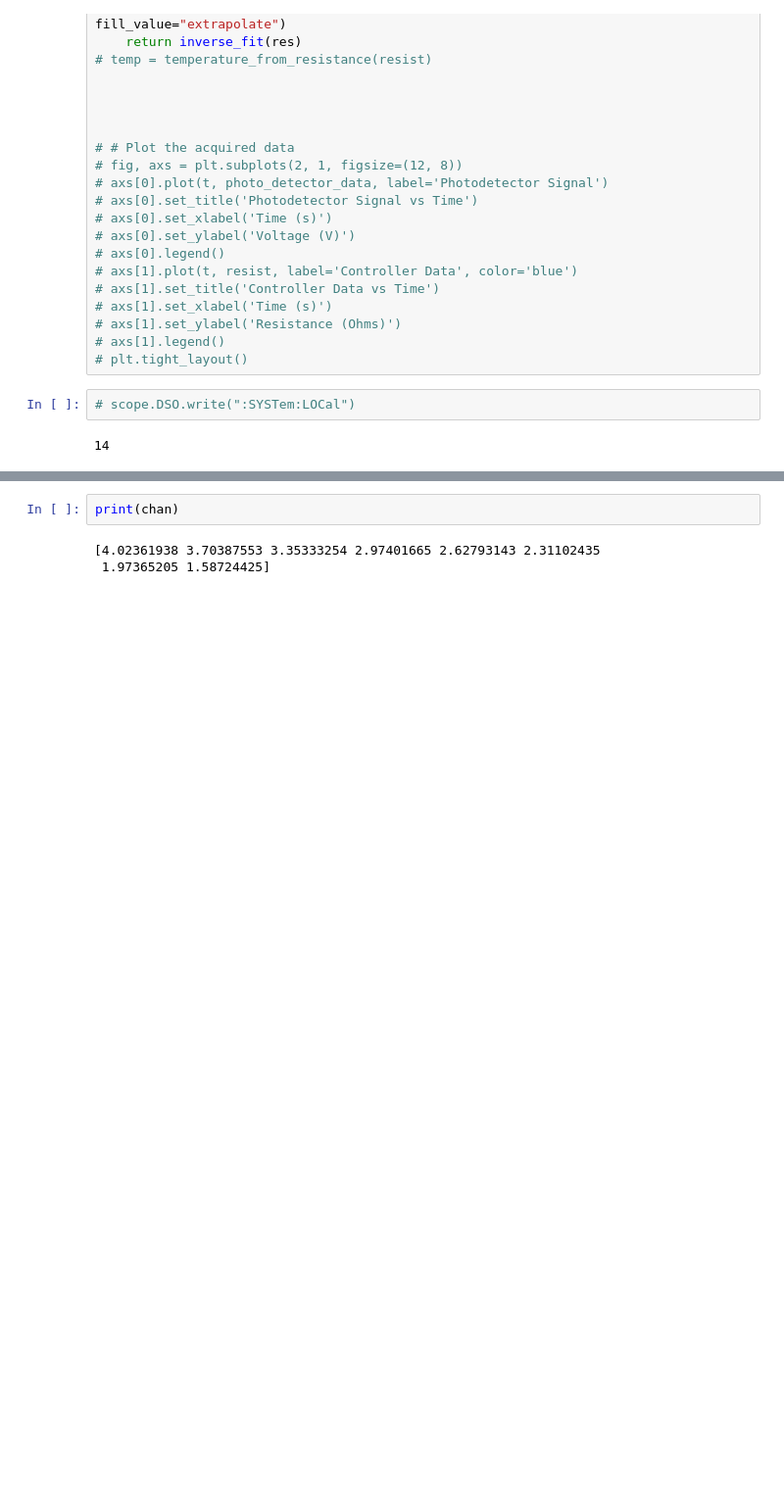
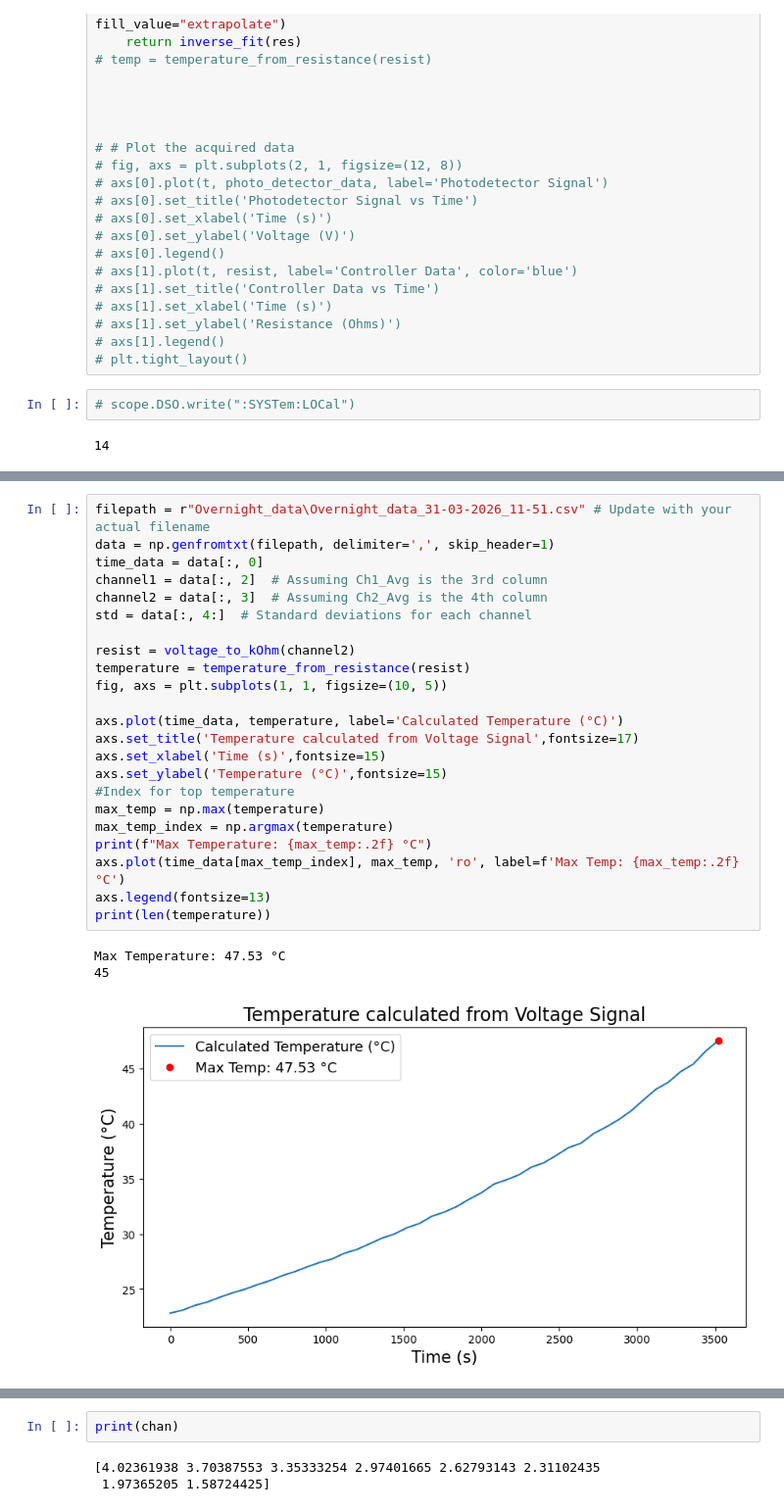
Before and after one commit to qpit/Eskild-Project-2026, a Jupyter notebook: overnight_data.ipynb, the cells around one changed output, grey strips where cells are left out. Shown at 98% size. Saved outputs shown, nothing was run; the diff lists cells and outputs as text; blank space fills up the shorter version.

```diff
--- a/overnight_data.ipynb
+++ b/overnight_data.ipynb
@@ -315 +319,28 @@ Experiment Complete. Final data in Overnight_data\Overnight_data_30-03-2026_14-4
+# %%
+filepath = r"Overnight_data\Overnight_data_31-03-2026_11-51.csv" # Update with your actual filename
+data = np.genfromtxt(filepath, delimiter=',', skip_header=1)
+time_data = data[:, 0]
+channel1 = data[:, 2]  # Assuming Ch1_Avg is the 3rd column
+channel2 = data[:, 3]  # Assuming Ch2_Avg is the 4th column
+std = data[:, 4:]  # Standard deviations for each channel
+
+resist = voltage_to_kOhm(channel2)
+temperature = temperature_from_resistance(resist)
+fig, axs = plt.subplots(1, 1, figsize=(10, 5))
+
+axs.plot(time_data, temperature, label='Calculated Temperature (°C)')
+axs.set_title('Temperature calculated from Voltage Signal',fontsize=17)
+axs.set_xlabel('Time (s)',fontsize=15)
+axs.set_ylabel('Temperature (°C)',fontsize=15)
+#Index for top temperature
+max_temp = np.max(temperature)
+max_temp_index = np.argmax(temperature)
+print(f"Max Temperature: {max_temp:.2f} °C")
+axs.plot(time_data[max_temp_index], max_temp, 'ro', label=f'Max Temp: {max_temp:.2f} °C')
+axs.legend(fontsize=13)
+print(len(temperature))
+# %% [output]
+Max Temperature: 47.53 °C
+45
+[figure, added]
 # %%
```
Also changed, not shown: parts of 7 cells of this notebook, 1 other file.
